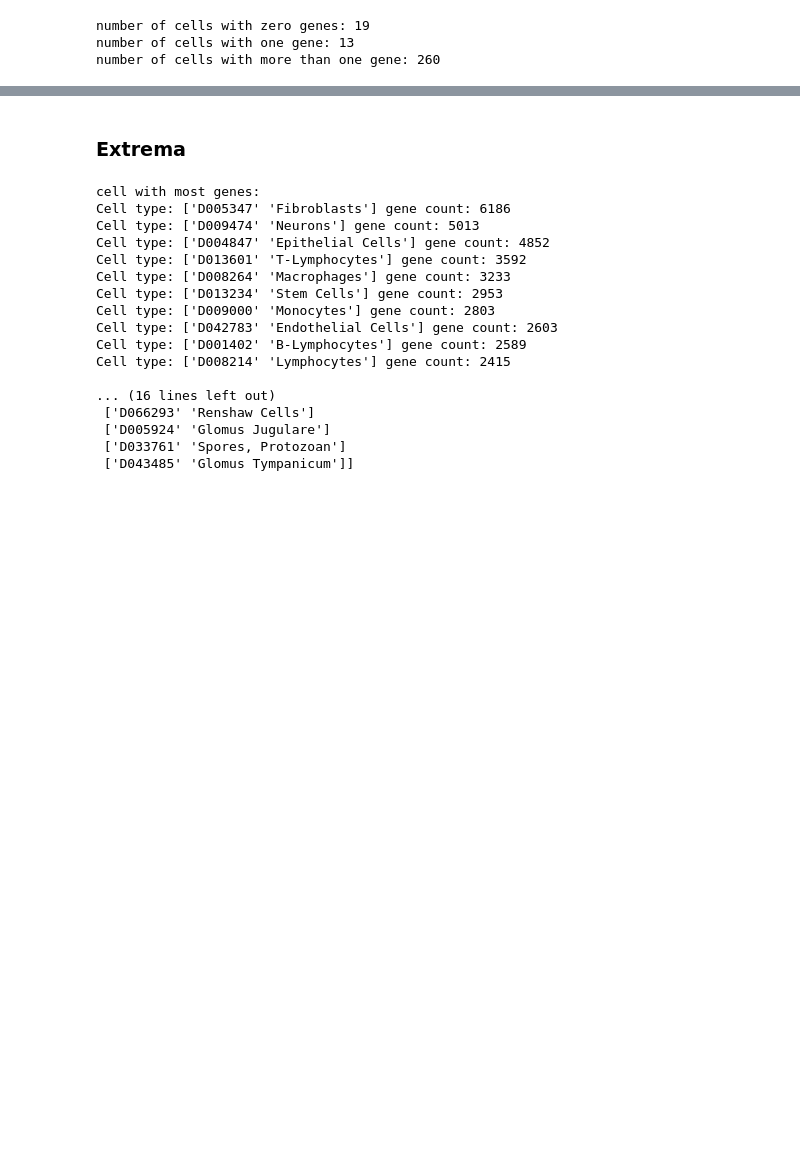
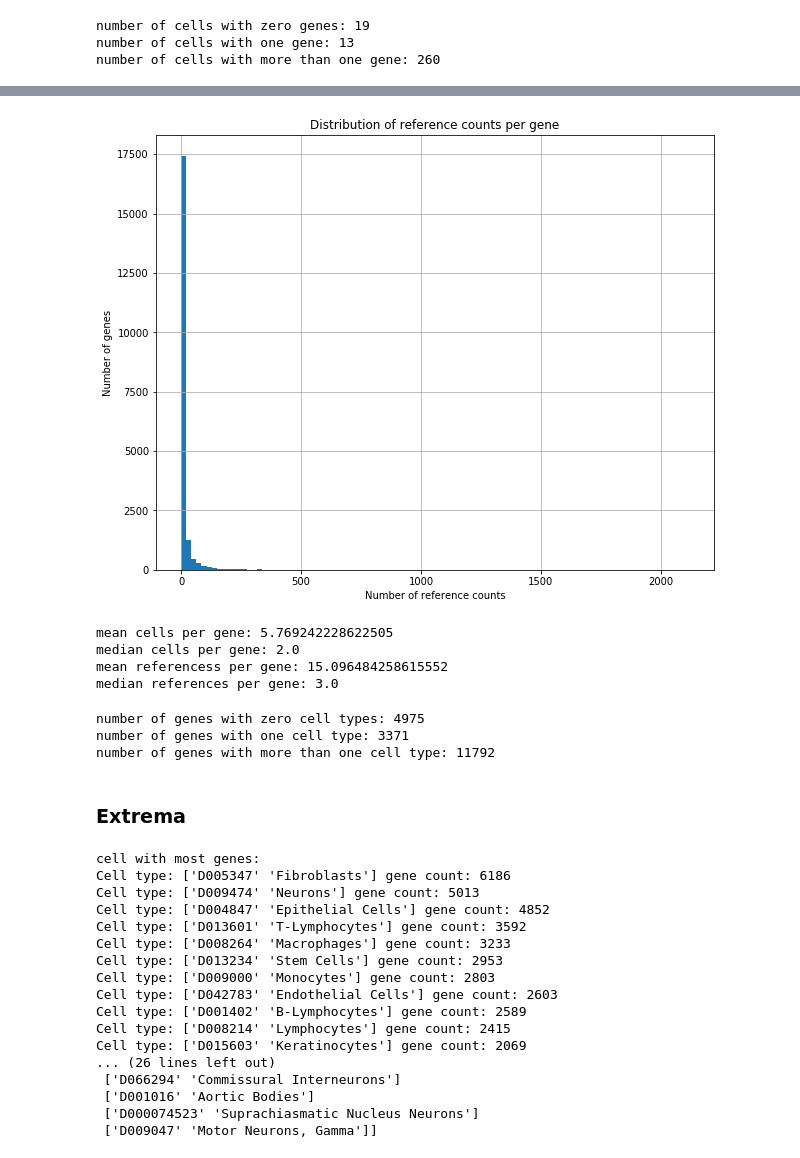
Before and after one commit to yjzhang/cellmesh, a Jupyter notebook: cellmesh_statistics.ipynb, the cells around one changed output, grey strips where cells are left out. Drawn from its saved outputs; the diff is of its cells as text; code cells hidden in the pictures; blank space fills up the shorter version.

```diff
--- a/cellmesh_statistics.ipynb
+++ b/cellmesh_statistics.ipynb
@@ -75,10 +103,39 @@ number of cells with more than one gene: 260
+# %%
+plt.figure(figsize=(10, 8))
+plt.title('Distribution of reference counts per gene')
+plt.hist(gene_ref_counts, bins=100)
+plt.grid()
+plt.xlabel('Number of reference counts')
+plt.ylabel('Number of genes')
+plt.show()
+# %% [output]
+[figure, added]
+# %%
+print('mean cells per gene:', np.mean(cells_count))
+print('median cells per gene:', np.median(cells_count))
+
+print('mean referencess per gene:', np.mean(gene_ref_counts))
+print('median references per gene:', np.median(gene_ref_counts))
+# %% [output]
+mean cells per gene: 5.769242228622505
+median cells per gene: 2.0
+mean referencess per gene: 15.096484258615552
+median references per gene: 3.0
+# %%
+print('number of genes with zero cell types:', (cells_count == 0).sum())
+print('number of genes with one cell type:', (cells_count == 1).sum())
+print('number of genes with more than one cell type:', (cells_count > 1).sum())
+# %% [output]
+number of genes with zero cell types: 4975
+number of genes with one cell type: 3371
+number of genes with more than one cell type: 11792
 # %% [markdown]
 ### Extrema
 # %%
 # top 10 cell types by gene count
 gene_count_indices = np.argsort(genes_count)[::-1]
 print('cell with most genes:')
-for x, y in zip(cell_id_names[gene_count_indices[:10]], genes_count[gene_count_indices[:10]]):
+for x, y in zip(cell_id_names[gene_count_indices[:20]], genes_count[gene_count_indices[:20]]):
     print('Cell type:', x, 'gene count:', y)
 print()
 
@@ -97,9 +154,9 @@ Cell type: ['D009000' 'Monocytes'] gene count: 2803
 Cell type: ['D042783' 'Endothelial Cells'] gene count: 2603
 Cell type: ['D001402' 'B-Lymphocytes'] gene count: 2589
 Cell type: ['D008214' 'Lymphocytes'] gene count: 2415
-
-... (16 lines left out)
- ['D066293' 'Renshaw Cells']
- ['D005924' 'Glomus Jugulare']
- ['D033761' 'Spores, Protozoan']
- ['D043485' 'Glomus Tympanicum']]
+Cell type: ['D015603' 'Keratinocytes'] gene count: 2069
+... (26 lines left out)
+ ['D066294' 'Commissural Interneurons']
+ ['D001016' 'Aortic Bodies']
+ ['D000074523' 'Suprachiasmatic Nucleus Neurons']
+ ['D009047' 'Motor Neurons, Gamma']]
```
Also changed, not shown: parts of 5 cells of this notebook.
